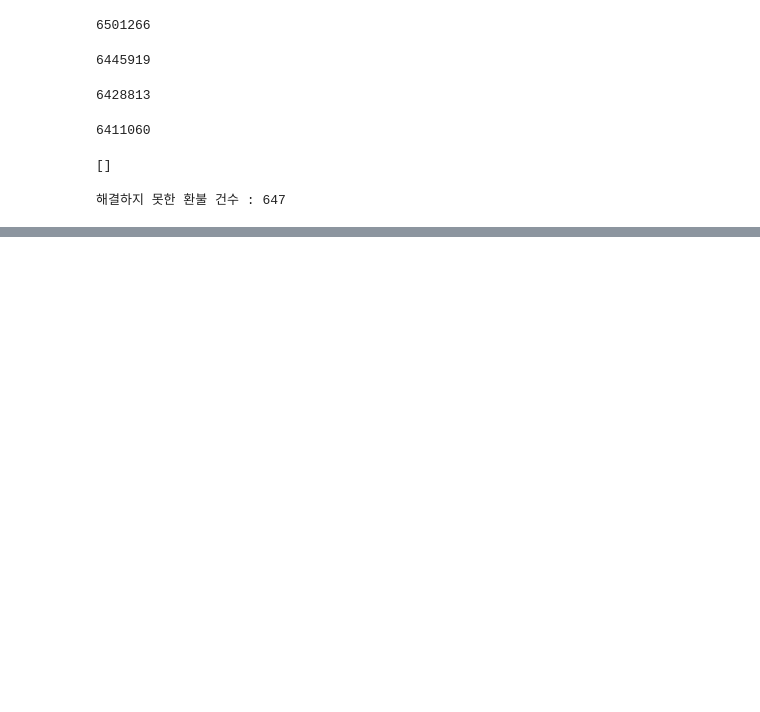
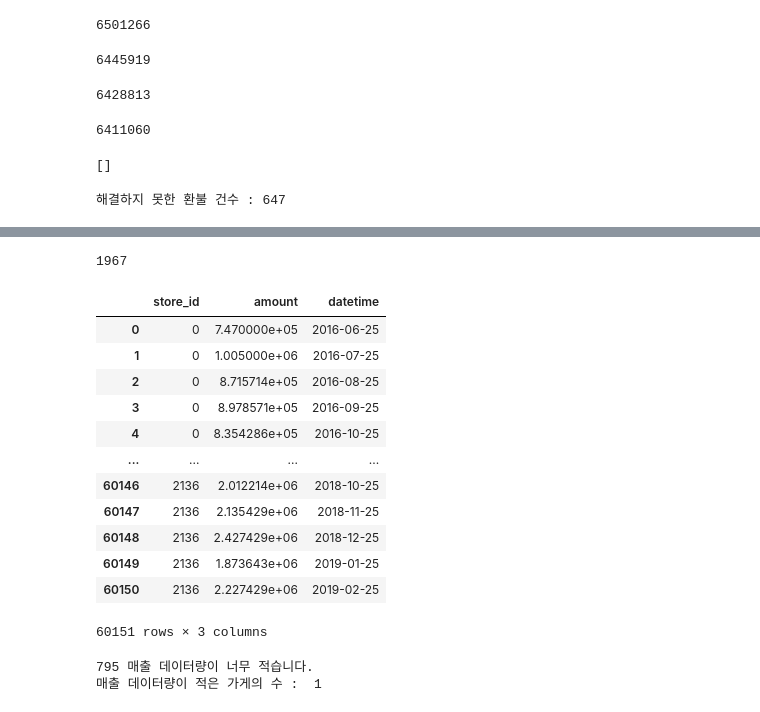
Before and after one commit to signature95/ubion_deeplearning, a Jupyter notebook: Code/JH_PreprossingData.ipynb, the cells around one changed output, grey strips where cells are left out. Cells and saved outputs as stored; diff of their text form; code cells hidden in the pictures; blank space fills up the shorter version.

```diff
--- a/Code/JH_PreprossingData.ipynb
+++ b/Code/JH_PreprossingData.ipynb
@@ -117,0 +206,4 @@ print("해결하지 못한 환불 건수 : {case}".format(case = len(dataset) -
+# %%
+len(subset_2['store_id'].unique())
+# %% [output]
+1967
@@ -117,0 +214,19 @@ print("해결하지 못한 환불 건수 : {case}".format(case = len(dataset) -
+# %%
+finalset = pd.read_csv('../../Data/finalset.csv', index_col= 'Unnamed: 0')
+# %%
+finalset = finalset.drop('year_month', axis = 1)
+finalset
+# %% [output]
+|  | store_id | amount | datetime |
+| 0 | 0 | 7.470000e+05 | 2016-06-25 |
+| 1 | 0 | 1.005000e+06 | 2016-07-25 |
+| 2 | 0 | 8.715714e+05 | 2016-08-25 |
+| 3 | 0 | 8.978571e+05 | 2016-09-25 |
+| 4 | 0 | 8.354286e+05 | 2016-10-25 |
+| ... | ... | ... | ... |
+| 60146 | 2136 | 2.012214e+06 | 2018-10-25 |
+| 60147 | 2136 | 2.135429e+06 | 2018-11-25 |
+| 60148 | 2136 | 2.427429e+06 | 2018-12-25 |
+| 60149 | 2136 | 1.873643e+06 | 2019-01-25 |
+| 60150 | 2136 | 2.227429e+06 | 2019-02-25 |
+60151 rows × 3 columns
@@ -117,0 +235,13 @@ print("해결하지 못한 환불 건수 : {case}".format(case = len(dataset) -
+# %%
+n_store = 0
+for i in finalset['store_id'].unique()[30:]:
+    subset_5 = finalset[finalset['store_id'] == i]
+    if len(subset_5) < 12:
+        print(i,"매출 데이터량이 너무 적습니다.")
+        n_store += 1
+    else:
+        pass
+print("매출 데이터량이 적은 가게의 수 : ", n_store)
+# %% [output]
+795 매출 데이터량이 너무 적습니다.
+매출 데이터량이 적은 가게의 수 :  1
```
Also changed, not shown: parts of 16 cells of this notebook.
